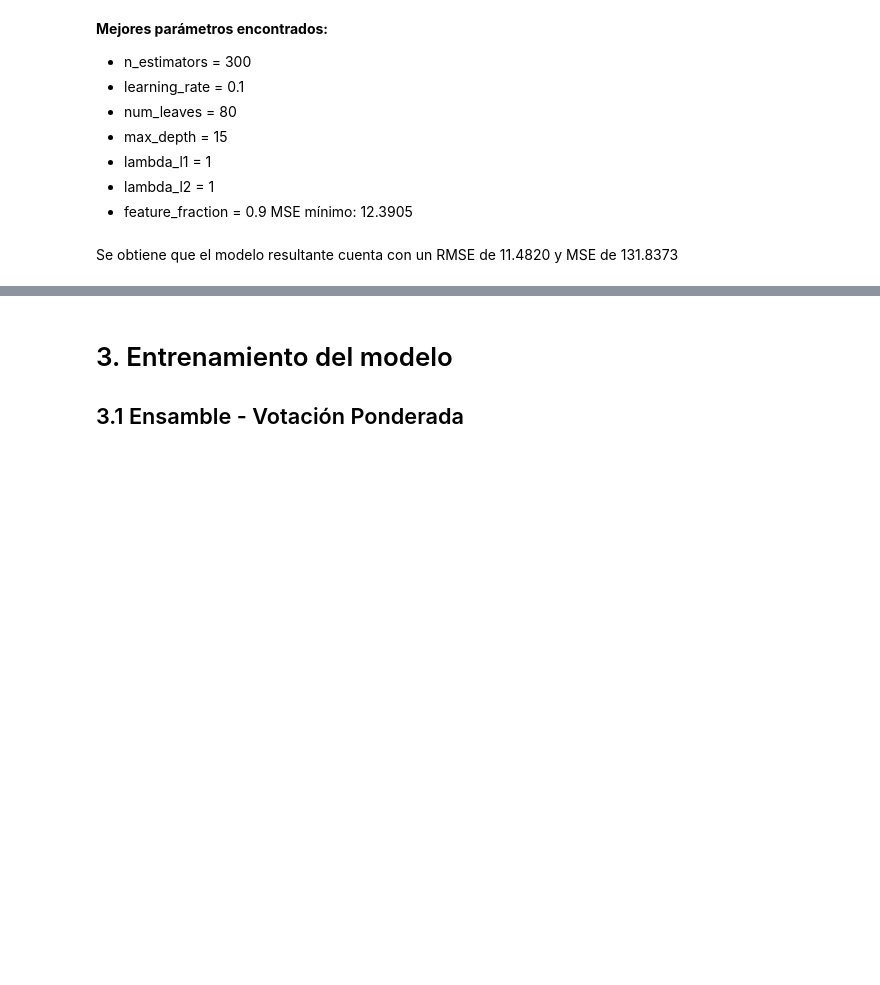
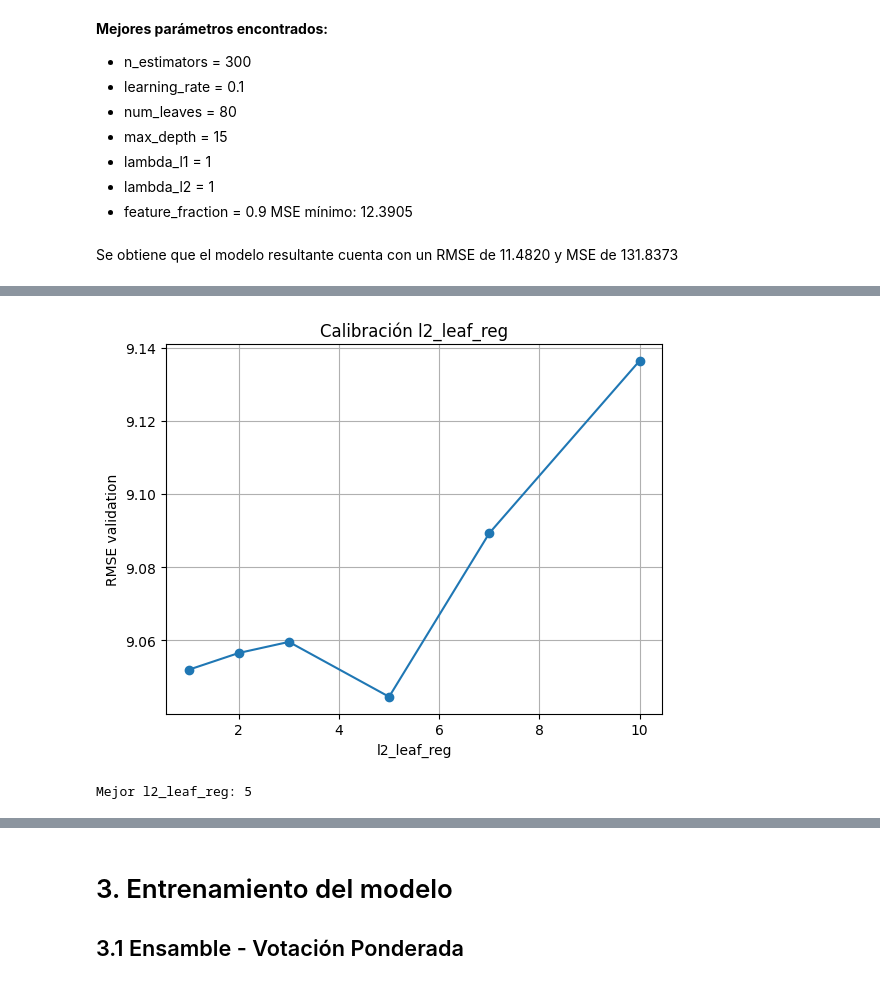
Before and after one commit to JohanManjarresMIAD/JohanManjarresMIAD-JohanManjarresMIAD-MIAD_ML_NLP_2026-Grupo_26, a Jupyter notebook: Semana 3/S3P1_proyecto1_v2.ipynb, the cells around one changed output, grey strips where cells are left out. Saved outputs shown, nothing was run; the diff lists cells and outputs as text; code cells hidden in the pictures; blank space fills up the shorter version.

```diff
--- a/Semana 3/S3P1_proyecto1_v2.ipynb
+++ b/Semana 3/S3P1_proyecto1_v2.ipynb
@@ -997,0 +1137,43 @@ Resultados:
+# %%
+l2_range = [1, 2, 3, 5, 7, 10]
+
+rmse_scores_l2 = []
+
+for l2 in l2_range:
+
+    modelo_cat = CatBoostRegressor(
+        random_state=42,
+        verbose=False,
+        loss_function='RMSE',
+        n_estimators=1500,
+        depth=8,
+        learning_rate=best_learning_rate,
+        l2_leaf_reg=l2
+    )
+
+    modelo_cat.fit(
+        X_train_C,
+        y_train,
+        cat_features=cat_features_idx
+    )
+
+    y_pred = modelo_cat.predict(X_val_C)
+
+    mse = mean_squared_error(y_val, y_pred)
+    rmse = np.sqrt(mse)
+
+    rmse_scores_l2.append(rmse)
+
+plt.plot(l2_range, rmse_scores_l2, marker="o")
+plt.xlabel("l2_leaf_reg")
+plt.ylabel("RMSE validation")
+plt.title("Calibración l2_leaf_reg")
+plt.grid(True)
+plt.show()
+
+best_l2 = l2_range[np.argmin(rmse_scores_l2)]
+
+print("Mejor l2_leaf_reg:", best_l2)
+# %% [output]
+[figure, added]
+Mejor l2_leaf_reg: 5
```
Also changed, not shown: parts of 10 cells of this notebook, 5 other files.
